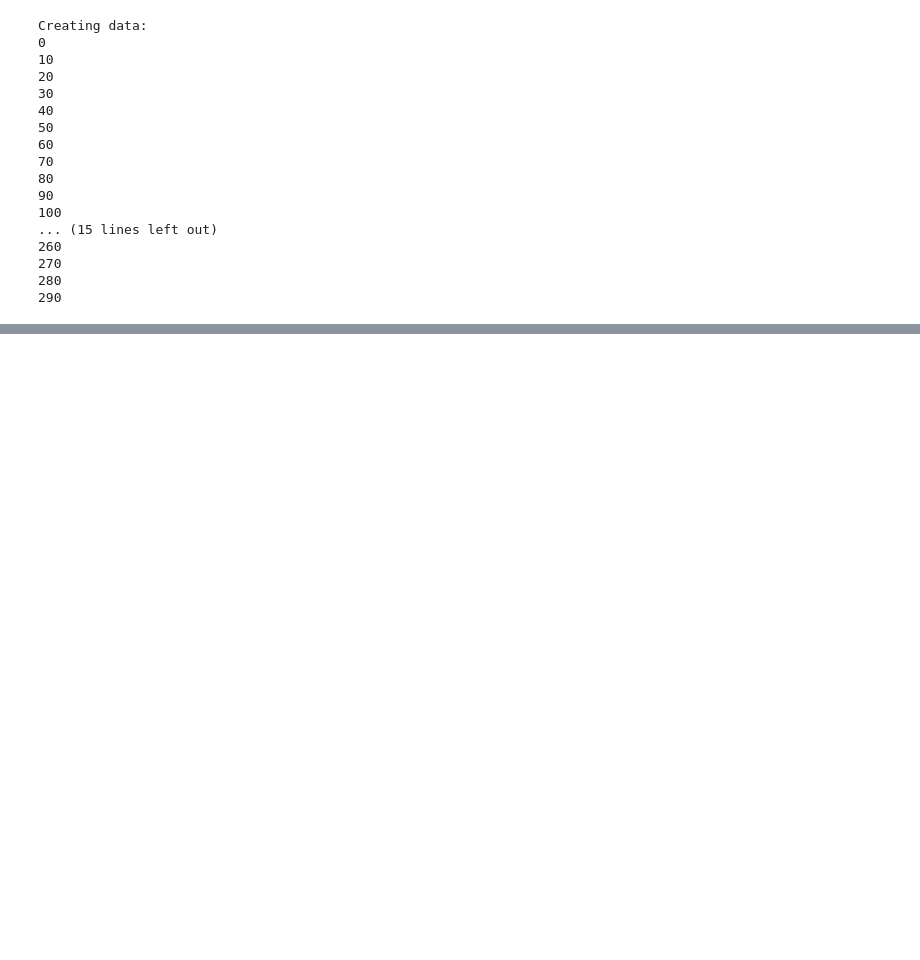
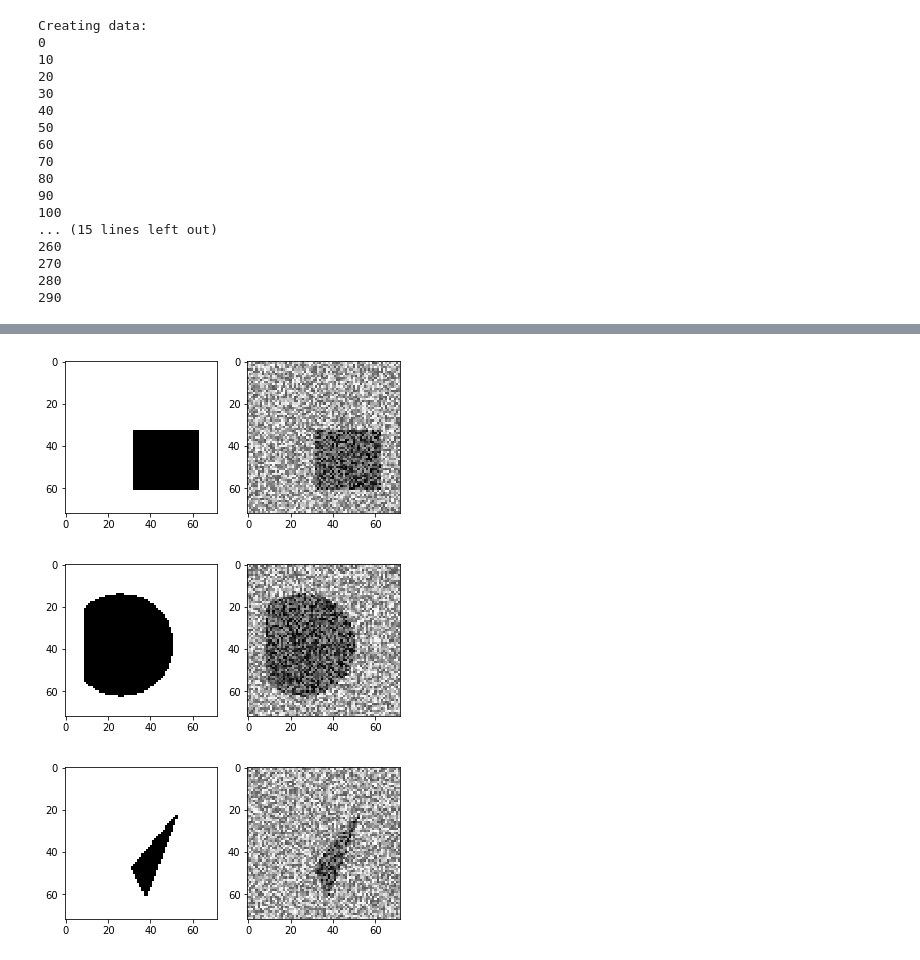
Before and after one commit to ClementRiu/Deep-Learning_TP1, a Jupyter notebook: MVA-MP1.ipynb, the cells around one changed output, grey strips where cells are left out. Saved outputs shown, nothing was run; the diff lists cells and outputs as text; code cells hidden in the pictures; blank space fills up the shorter version.

```diff
--- a/MVA-MP1.ipynb
+++ b/MVA-MP1.ipynb
@@ -519,0 +599,23 @@ array([67.77607628, 67.54904442, 48.71644082, 19.84080789, 26.1650831 ,
+# %%
+im, im_noisy = noisypair_generate_a_rectangle(True)
+plt.subplot(1, 2, 1)
+plt.imshow(im.reshape(IMAGE_SIZE,IMAGE_SIZE), cmap='gray')
+plt.subplot(1, 2, 2)
+plt.imshow(im_noisy.reshape(IMAGE_SIZE,IMAGE_SIZE), cmap='gray')
+plt.show()
+im, im_noisy = noisypair_generate_a_disk(True)
+plt.subplot(1, 2, 1)
+plt.imshow(im.reshape(IMAGE_SIZE,IMAGE_SIZE), cmap='gray')
+plt.subplot(1, 2, 2)
+plt.imshow(im_noisy.reshape(IMAGE_SIZE,IMAGE_SIZE), cmap='gray')
+plt.show()
+[im, im_noisy, v] = noisypair_generate_a_triangle(True)
+plt.subplot(1, 2, 1)
+plt.imshow(im.reshape(IMAGE_SIZE,IMAGE_SIZE), cmap='gray')
+plt.subplot(1, 2, 2)
+plt.imshow(im_noisy.reshape(IMAGE_SIZE,IMAGE_SIZE), cmap='gray')
+plt.show()
+# %% [output]
+[figure, added]
+[figure, added]
+[figure, added]
```
Also changed, not shown: parts of 34 cells of this notebook.
